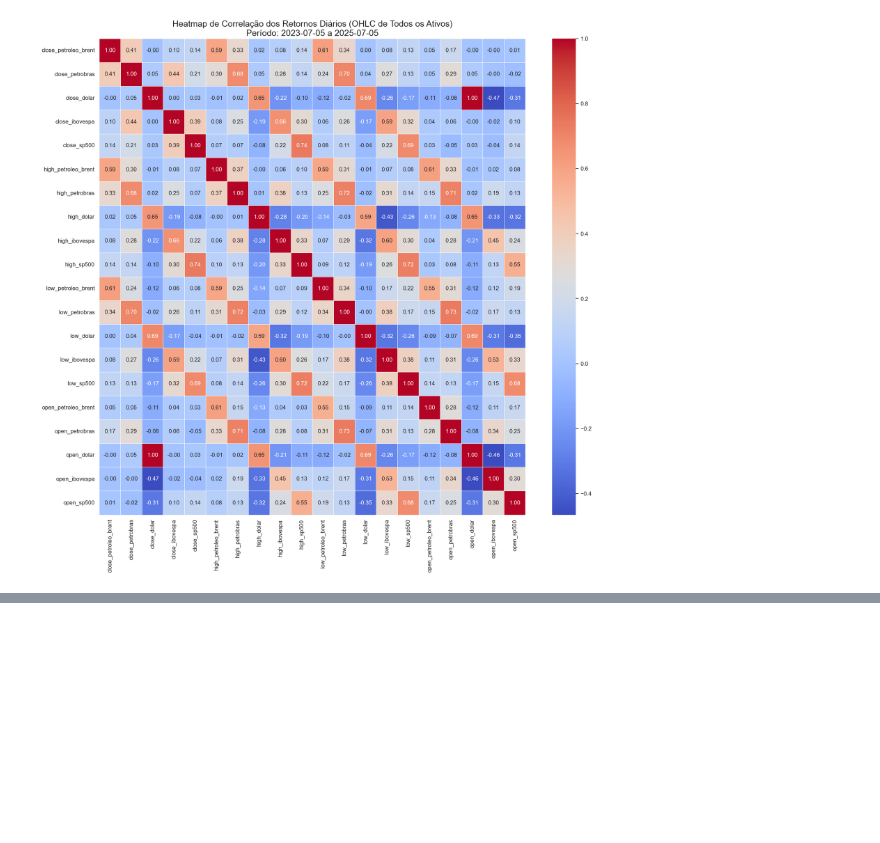
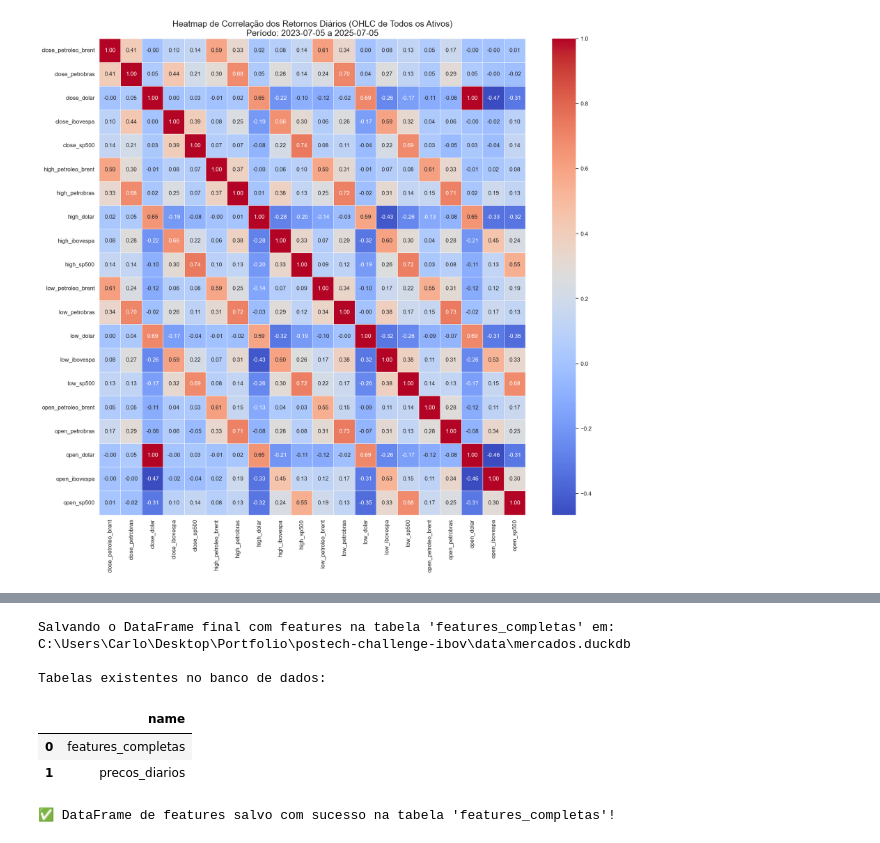
Before and after one commit to Carllux/FIAP-TC-2, a Jupyter notebook: notebooks/01_analise_exploratoria.ipynb, the cells around one changed output, grey strips where cells are left out. Saved outputs shown, nothing was run; the diff lists cells and outputs as text; code cells hidden in the pictures; blank space fills up the shorter version.

```diff
--- a/notebooks/01_analise_exploratoria.ipynb
+++ b/notebooks/01_analise_exploratoria.ipynb
@@ -522,0 +824,36 @@ Essa análise reforça a importância de aplicar **janelas móveis** ou **modela
+# %%
+# Supondo que seu DataFrame final e enriquecido se chama 'df'
+
+# Define o nome para nossa nova tabela de features
+nome_tabela_features = "features_completas"
+
+# O caminho do DB já está no nosso módulo 'config'
+db_path = str(config.DB_PATH)
+
+print(f"Salvando o DataFrame final com features na tabela '{nome_tabela_features}' em: {db_path}")
+
+try:
+    # Conecta ao nosso banco de dados já existente em modo de escrita
+    con = duckdb.connect(database=db_path, read_only=False)
+
+    # Salva o DataFrame na nova tabela, substituindo-a se já existir
+    con.execute(f"CREATE OR REPLACE TABLE {nome_tabela_features} AS SELECT * FROM df")
+
+    # Verifica as tabelas no banco de dados para confirmar a criação
+    print("\nTabelas existentes no banco de dados:")
+    display(con.execute("SHOW TABLES").fetchdf())
+
+    con.close()
+
+    print(f"\n✅ DataFrame de features salvo com sucesso na tabela '{nome_tabela_features}'!")
+
+except Exception as e:
+    print(f"❌ Ocorreu um erro ao salvar no banco de dados: {e}")
+# %% [output]
+Salvando o DataFrame final com features na tabela 'features_completas' em: C:\Users\Carlo\Desktop\Portfolio\postech-challenge-ibov\data\mercados.duckdb
+
+Tabelas existentes no banco de dados:
+|  | name |
+| 0 | features_completas |
+| 1 | precos_diarios |
+✅ DataFrame de features salvo com sucesso na tabela 'features_completas'!
```
Also changed, not shown: parts of 9 cells of this notebook.
